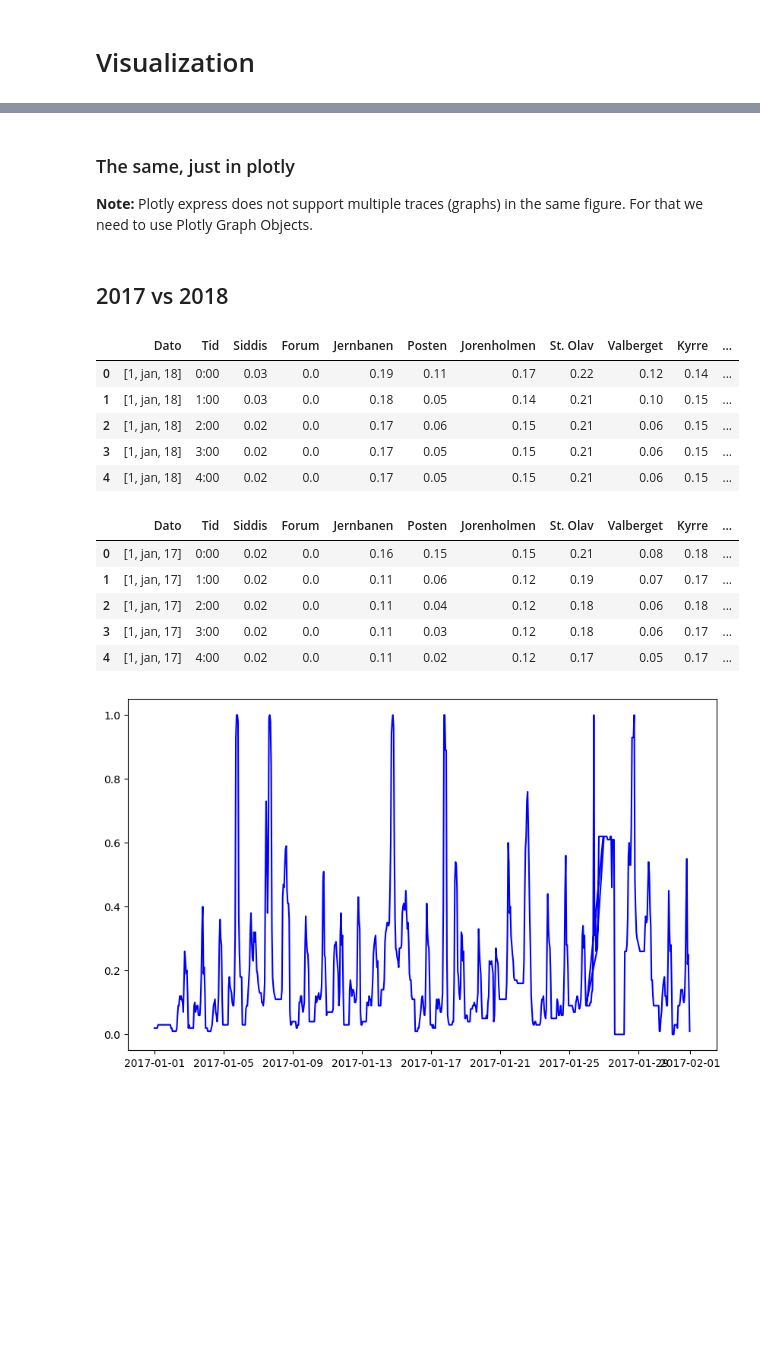
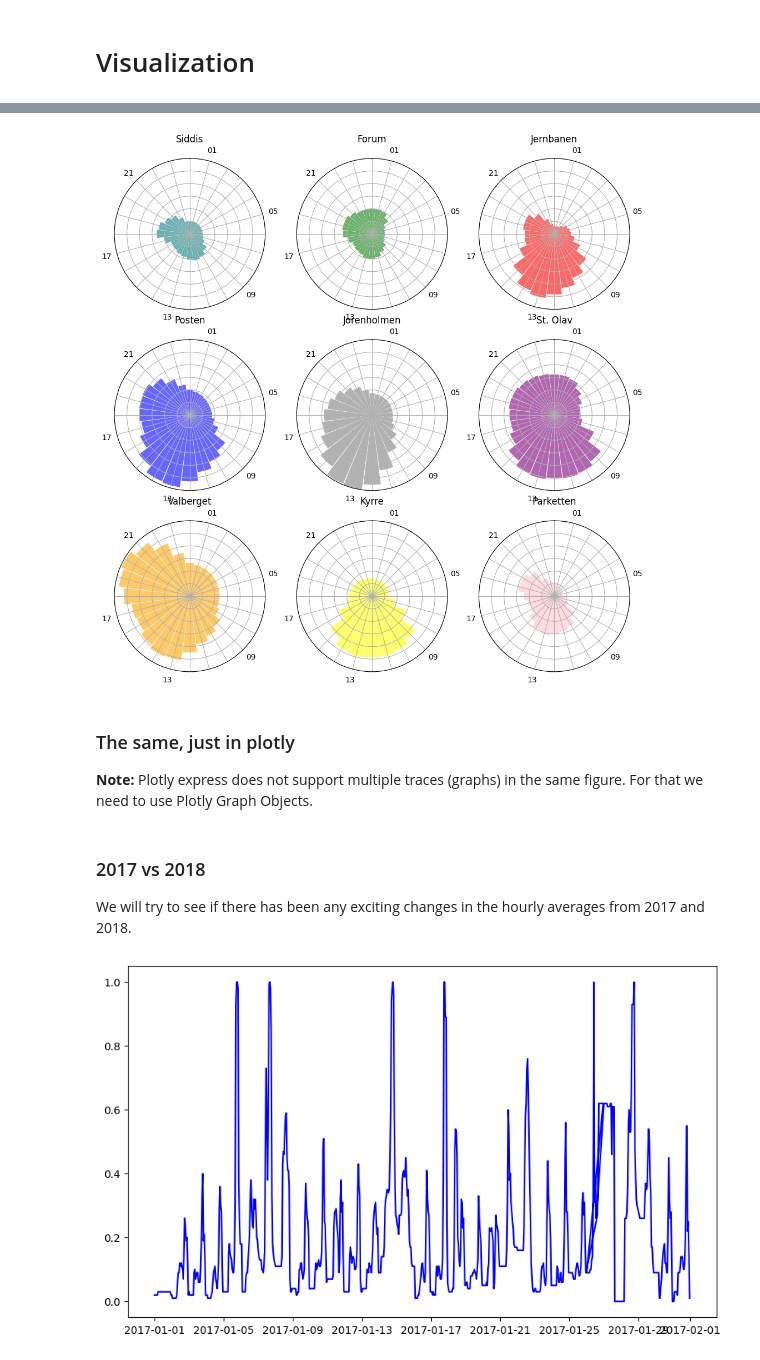
Before and after one commit to lenelise/stavanger_parkinglots, a Jupyter notebook: parking.ipynb, the cells around one changed output, grey strips where cells are left out. Saved outputs shown, nothing was run; the diff lists cells and outputs as text; code cells hidden in the pictures; blank space fills up the shorter version.

```diff
--- a/parking.ipynb
+++ b/parking.ipynb
@@ -163,3 +198,31 @@ plt.show()
+# %%
+fig, ax = plt.subplots(3,3,figsize=(12,12), subplot_kw={'projection': 'polar'}, squeeze=False)
+
+i = 0
+j = 0
+for k in range(9):
+    ax[i,j].bar(angles, parkinglots_hourly_avg_2018[k].values, width=0.25, color=colors[k], alpha=0.6, label=parkinglots[k]) #alpha styrer gjennomsiktighetsgraden
+    ax[i,j].set_title(parkinglots[k])
+
+    ax[i,j].set_xticks(angles)
+    ax[i,j].set_xticklabels(hours_every_four)
+    # ax[i,j].set_xticklabels([])
+    ax[i,j].set_yticklabels([])
+
+    ax[i,j].set_rlim(0,0.6) #fixing the r-axis so all subplots have the same
+
+    ax[i,j].set_theta_direction(-1)       # Clockwise
+    ax[i,j].set_theta_zero_location("N")  # 12 o'clock starts at top
+
+    j += 1
+
+    if j == 3:
+        i += 1
+        j = 0
+
+plt.show()
+# %% [output]
+[figure, added]
 # %% [markdown]
 ### The same, just in plotly
 
@@ -178,22 +241,6 @@ fig.update_traces(overwrite=True, marker={"opacity": 0.4})
 
 fig.show()
 # %% [markdown]
-## 2017 vs 2018
+### 2017 vs 2018
+
+We will try to see if there has been any exciting changes in the hourly averages from 2017 and 2018.
-# %%
-parkering2018.head()
-# %% [output]
-|  | Dato | Tid | Siddis | Forum | Jernbanen | Posten | Jorenholmen | St. Olav | Valberget | Kyrre | ... |
-| 0 | [1, jan, 18] | 0:00 | 0.03 | 0.0 | 0.19 | 0.11 | 0.17 | 0.22 | 0.12 | 0.14 | ... |
-| 1 | [1, jan, 18] | 1:00 | 0.03 | 0.0 | 0.18 | 0.05 | 0.14 | 0.21 | 0.10 | 0.15 | ... |
-| 2 | [1, jan, 18] | 2:00 | 0.02 | 0.0 | 0.17 | 0.06 | 0.15 | 0.21 | 0.06 | 0.15 | ... |
-| 3 | [1, jan, 18] | 3:00 | 0.02 | 0.0 | 0.17 | 0.05 | 0.15 | 0.21 | 0.06 | 0.15 | ... |
-| 4 | [1, jan, 18] | 4:00 | 0.02 | 0.0 | 0.17 | 0.05 | 0.15 | 0.21 | 0.06 | 0.15 | ... |
-# %%
-parkering2017.head()
-# %% [output]
-|  | Dato | Tid | Siddis | Forum | Jernbanen | Posten | Jorenholmen | St. Olav | Valberget | Kyrre | ... |
-| 0 | [1, jan, 17] | 0:00 | 0.02 | 0.0 | 0.16 | 0.15 | 0.15 | 0.21 | 0.08 | 0.18 | ... |
-| 1 | [1, jan, 17] | 1:00 | 0.02 | 0.0 | 0.11 | 0.06 | 0.12 | 0.19 | 0.07 | 0.17 | ... |
-| 2 | [1, jan, 17] | 2:00 | 0.02 | 0.0 | 0.11 | 0.04 | 0.12 | 0.18 | 0.06 | 0.18 | ... |
-| 3 | [1, jan, 17] | 3:00 | 0.02 | 0.0 | 0.11 | 0.03 | 0.12 | 0.18 | 0.06 | 0.17 | ... |
-| 4 | [1, jan, 17] | 4:00 | 0.02 | 0.0 | 0.11 | 0.02 | 0.12 | 0.17 | 0.05 | 0.17 | ... |
```
Also changed, not shown: parts of 15 cells of this notebook.
